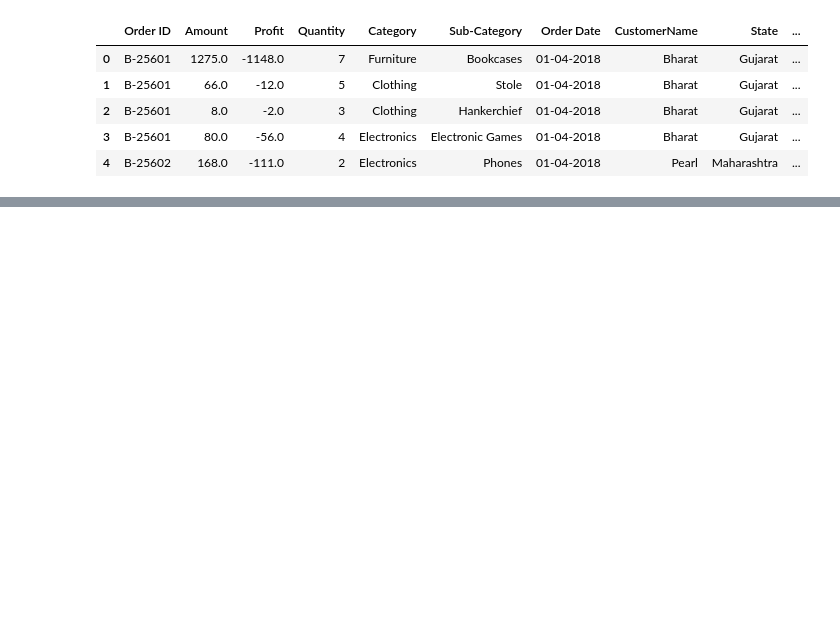
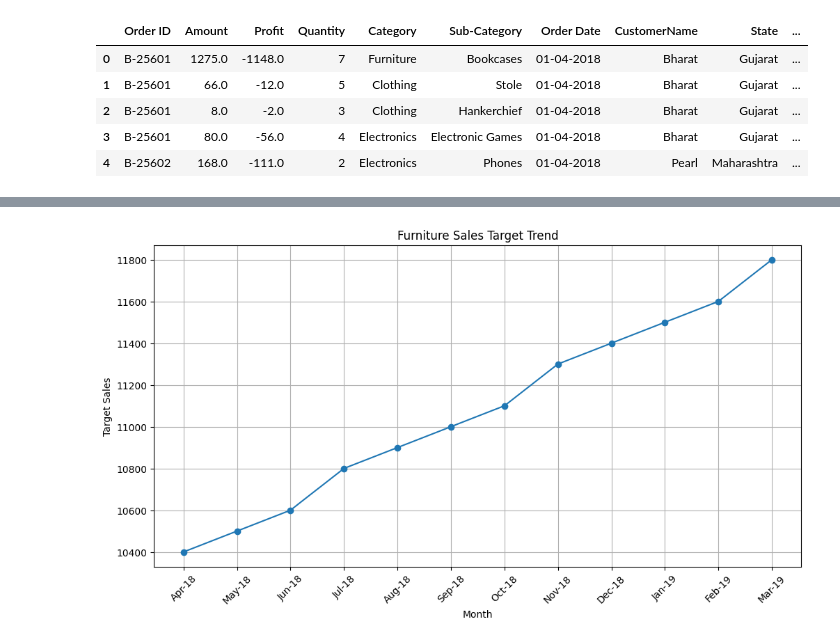
Before and after one commit to sandbox259/Sales-Analysis, a Jupyter notebook: Sales.ipynb, the cells around one changed output, grey strips where cells are left out. Saved outputs shown, nothing was run; the diff lists cells and outputs as text; code cells hidden in the pictures; blank space fills up the shorter version.

```diff
--- a/Sales.ipynb
+++ b/Sales.ipynb
@@ -61,0 +70,12 @@ Passing `palette` without assigning `hue` is deprecated and will be removed in v
+# %%
+# Target Sales Trend for Furniture
+plt.figure(figsize=(12, 6))
+plt.plot(sales_target_df[sales_target_df["Category"] == "Furniture"]["Month of Order Date"], sales_target_df[sales_target_df["Category"] == "Furniture"]["Target"], marker='o', linestyle='-')
+plt.xticks(rotation=45)
+plt.title("Furniture Sales Target Trend")
+plt.xlabel("Month")
+plt.ylabel("Target Sales")
+plt.grid()
+plt.show()
+# %% [output]
+[figure, added]
```
Also changed, not shown: parts of 3 cells of this notebook.
